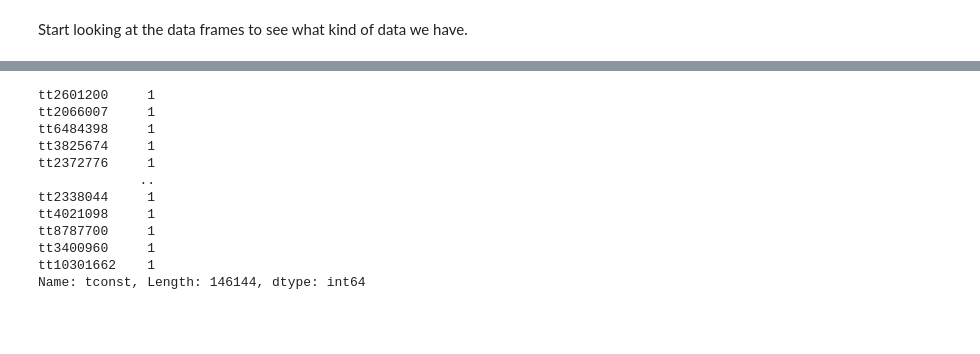
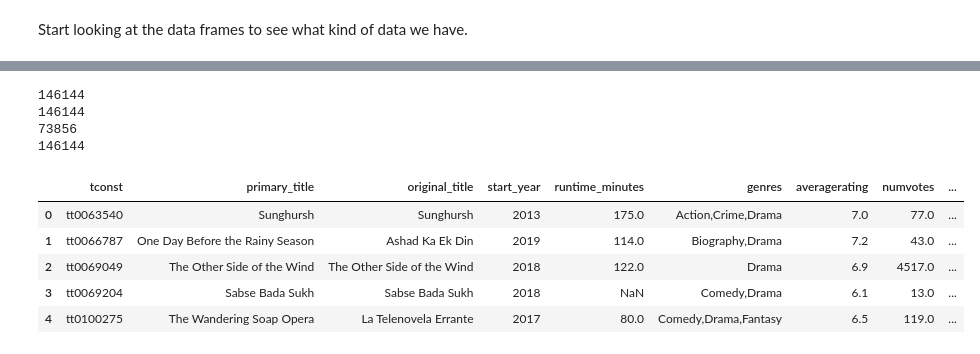
Before and after one commit to stevenkyle2013/Movie-Project, a Jupyter notebook: Data Cleaning.ipynb, the cells around one changed output, grey strips where cells are left out. Saved outputs shown, nothing was run; the diff lists cells and outputs as text; code cells hidden in the pictures; blank space fills up the shorter version.

```diff
--- a/Data Cleaning.ipynb
+++ b/Data Cleaning.ipynb
@@ -5,6 +5,9 @@ First import necessary packages for cleaning
 # %%
 import pandas as pd
 import os
+from pandasql import sqldf
+
+pysqldf = lambda q: sqldf(q, globals())
 # %% [markdown]
 Loading data into dataframes
 # %%
@@ -93,15 +66,34 @@ Name: title_id, Length: 122302, dtype: int64
-# %%
-imdbTitleBasic['tconst'].value_counts()
-# %% [output]
-tt2601200     1
-tt2066007     1
-tt6484398     1
-tt3825674     1
-tt2372776     1
-             ..
-tt2338044     1
-tt4021098     1
-tt8787700     1
-tt3400960     1
-tt10301662    1
-Name: tconst, Length: 146144, dtype: int64
+# %%
+q = '''SELECT *
+       FROM imdbTitleBasic
+       LEFT JOIN imdbTitleRat
+       USING (tconst)
+       Left JOIN imdbTitleCrew
+       USING (tconst)
+       ;
+    '''
+imdbMaster = pysqldf(q)
+# %%
+print(len(imdbMaster))
+print(len(imdbTitleBasic))
+print(len(imdbTitleRat))
+print(len(imdbTitleCrew))
+# %% [output]
+146144
+146144
+73856
+146144
+# %%
+imdbMaster['directors'] = imdbMaster['directors'].astype(str)
+imdbMaster['writers'] = imdbMaster['writers'].astype(str)
+imdbMaster['directors'] = imdbMaster['directors'].map(lambda x: x.split(','))
+imdbMaster['writers'] = imdbMaster['writers'].map(lambda x: x.split(','))
+# %%
+imdbMaster.head()
+# %% [output]
+|  | tconst | primary_title | original_title | start_year | runtime_minutes | genres | averagerating | numvotes | ... |
+| 0 | tt0063540 | Sunghursh | Sunghursh | 2013 | 175.0 | Action,Crime,Drama | 7.0 | 77.0 | ... |
+| 1 | tt0066787 | One Day Before the Rainy Season | Ashad Ka Ek Din | 2019 | 114.0 | Biography,Drama | 7.2 | 43.0 | ... |
+| 2 | tt0069049 | The Other Side of the Wind | The Other Side of the Wind | 2018 | 122.0 | Drama | 6.9 | 4517.0 | ... |
+| 3 | tt0069204 | Sabse Bada Sukh | Sabse Bada Sukh | 2018 | NaN | Comedy,Drama | 6.1 | 13.0 | ... |
+| 4 | tt0100275 | The Wandering Soap Opera | La Telenovela Errante | 2017 | 80.0 | Comedy,Drama,Fantasy | 6.5 | 119.0 | ... |
```
Also changed, not shown: parts of 8 cells of this notebook, 1 other file.
